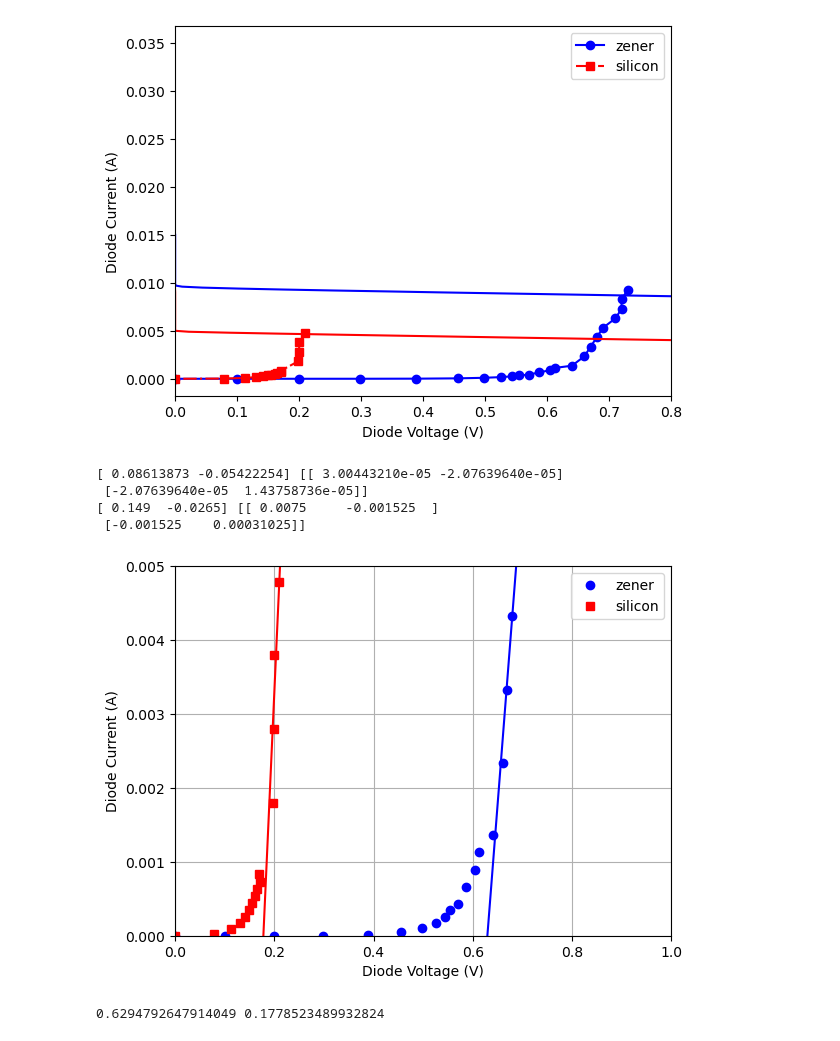
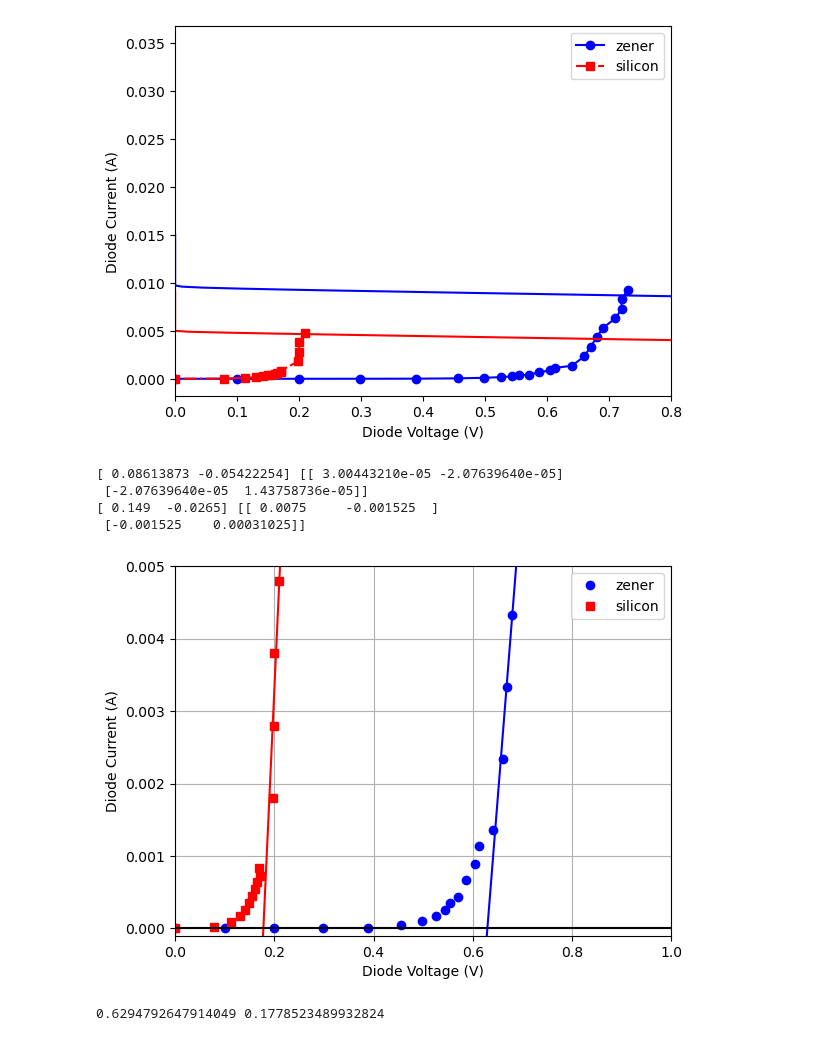
Before and after one commit to troymessina/ElectronicsLab, a Jupyter notebook: figures/ch6_diodes/Diodes.ipynb, the cells around one changed output. Cells and saved outputs as stored; diff of their text form; code cells hidden in the pictures.

```diff
--- a/figures/ch6_diodes/Diodes.ipynb
+++ b/figures/ch6_diodes/Diodes.ipynb
@@ -66,35 +66,37 @@ b = -1
 xtemp = zener_df['Vd'].loc[zener_df['Vd'] > 0.63]
 ytemp = zener_df['I'].loc[zener_df['Vd'] > 0.63]
 zener_params, zener_pcov = curve_fit(f_line, xtemp, ytemp, (a,b))
 
 #Get silicon fit
 xtemp = silicon_df['Vd'].loc[silicon_df['Vd'] > 0.199]
 ytemp = silicon_df['I'].loc[silicon_df['Vd'] > 0.199]
 silicon_params, silicon_pcov = curve_fit(f_line, xtemp, ytemp, (a,b))
 
 #Print fit params
 print(zener_params, zener_pcov)
 print(silicon_params, silicon_pcov)
 
 #Plot the results
 xx = linspace(0,1, 200)
 plt.plot(zener_df['Vd'], zener_df['I'], 'bo', label='zener')
 plt.plot(xx, f_line(xx, *zener_params), '-b')
 plt.plot(silicon_df['Vd'], silicon_df['I'], 'rs', label='silicon')
 plt.plot(xx, f_line(xx, *silicon_params), '-r')
+plt.hlines(0, 1, 0, linestyle='solid', color='black')
 plt.legend(loc=0)
 plt.grid(True)
 plt.xlim(0, 1)
-plt.ylim(0,0.005)
+plt.ylim(-0.0001,0.005)
 plt.xlabel('Diode Voltage (V)')
 plt.ylabel('Diode Current (A)')
+plt.savefig('diodeIVfit.svg')
 plt.show()
 # %% [output]
 [ 0.08613873 -0.05422254] [[ 3.00443210e-05 -2.07639640e-05]
  [-2.07639640e-05  1.43758736e-05]]
 [ 0.149  -0.0265] [[ 0.0075     -0.001525  ]
  [-0.001525    0.00031025]]
-[figure, old version]
+[figure, new version]
 # %%
 zener_V_on = -zener_params[1]/zener_params[0]
 silicon_V_on = -silicon_params[1]/silicon_params[0]
```
Also changed, not shown: 3 other files.
